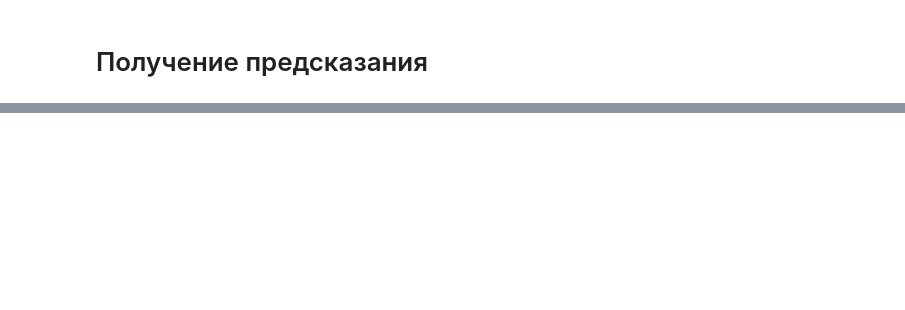
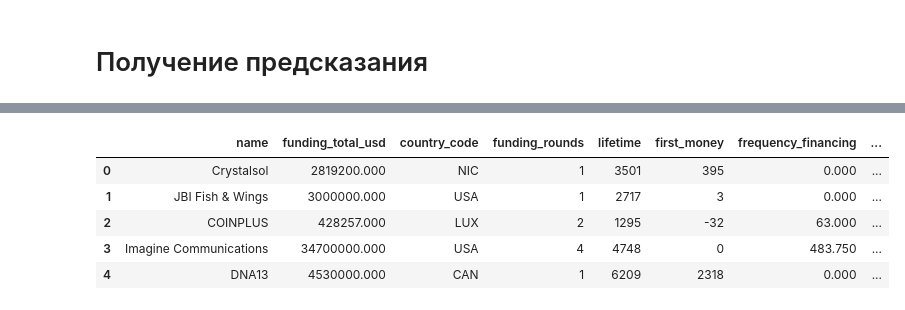
Before and after one commit to skorpion-anna/startups-operations, a Jupyter notebook: startups_operations_close_predictions.ipynb, the cells around one changed output, grey strips where cells are left out. Cells and saved outputs as stored; diff of their text form; code cells hidden in the pictures; blank space fills up the shorter version.

```diff
--- a/startups_operations_close_predictions.ipynb
+++ b/startups_operations_close_predictions.ipynb
@@ -558,10 +920,10 @@ df_ks_test["category_list"] = df_ks_test["category_list"].fillna("Unknown")
-# %%
-# Применение функции fill_with_median к каждой группе в столбце 'category_list'
-df_ks_test["funding_total_usd"] = df_ks_test.groupby("category_list")[
-    "funding_total_usd"
-].transform(lambda x: fill_with_median(x, x.name))
 # %%
 # Заменяем NaN на 'Unknown'
 df_ks_test["country_code"] = df_ks_test["country_code"].fillna("Unknown")
+# %%
+# Применение функции fill_with_median к каждой группе в столбце 'category_list'
+df_ks_test["funding_total_usd"] = df_ks_test.groupby("country_code")[
+    "funding_total_usd"
+].transform(lambda x: fill_with_median(x, x.name))
 # %%
 df_ks_test.isna().sum()
@@ -580,7 +970,7 @@ df_ks_test.isna().sum()
 # %%
 feature_test = [
     "name",
-    "category_list",
+    # "category_list",
     "funding_total_usd",
     "country_code",
     "funding_rounds",
@@ -588,5 +978,5 @@ feature_test = [
     "first_money",
     "frequency_financing",
 ]
-df_test = df_ks_test[feature_test]
+df_test = df_ks_test[feature_test].copy()
 df_test.info()
@@ -609,7 +1017,10 @@ X_train, X_test, y_train, y_test = train_test_split(
     X, y, test_size=0.2, random_state=42, stratify=y
 )
 # %%
-categorical_features = ["category_list", "country_code"]
+categorical_features = [
+    # "category_list",
+    "country_code"
+]
 numeric_features = df_train.select_dtypes(include=[np.number]).columns.tolist()
 # %% [markdown]
 ### Используем Pipeline для обучения модели
@@ -773,6 +1223,13 @@ len(y_test_pred)
 # %%
-df_test["status"] = y_test_pred
+df_test.loc[:, "status"] = y_test_pred
 df_test.head(5)
+# %% [output]
+|  | name | funding_total_usd | country_code | funding_rounds | lifetime | first_money | frequency_financing | ... |
+| 0 | Crystalsol | 2819200.000 | NIC | 1 | 3501 | 395 | 0.000 | ... |
+| 1 | JBI Fish & Wings | 3000000.000 | USA | 1 | 2717 | 3 | 0.000 | ... |
+| 2 | COINPLUS | 428257.000 | LUX | 2 | 1295 | -32 | 63.000 | ... |
+| 3 | Imagine Communications | 34700000.000 | USA | 4 | 4748 | 0 | 483.750 | ... |
+| 4 | DNA13 | 4530000.000 | CAN | 1 | 6209 | 2318 | 0.000 | ... |
 # %%
 resuilt_pred_2 = df_test.loc[:, ["name", "status"]]
 # %%
```
Also changed, not shown: parts of 67 cells of this notebook, 1 other file.
